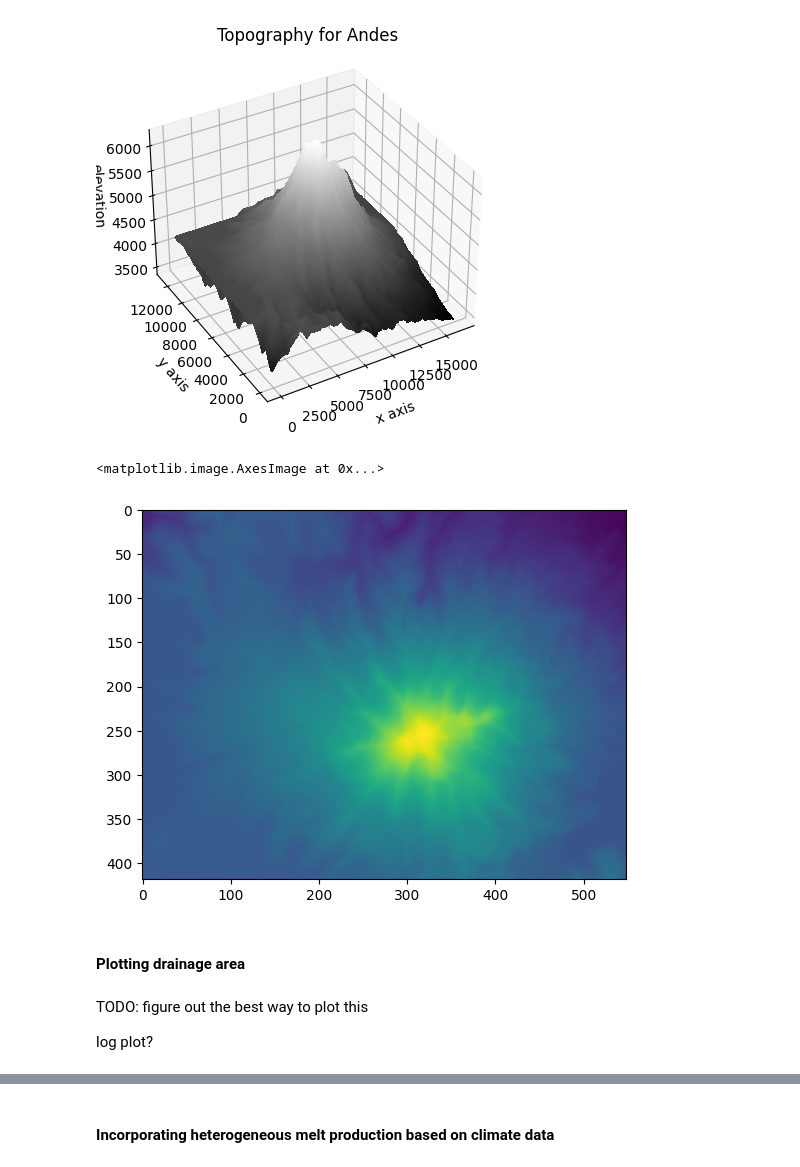
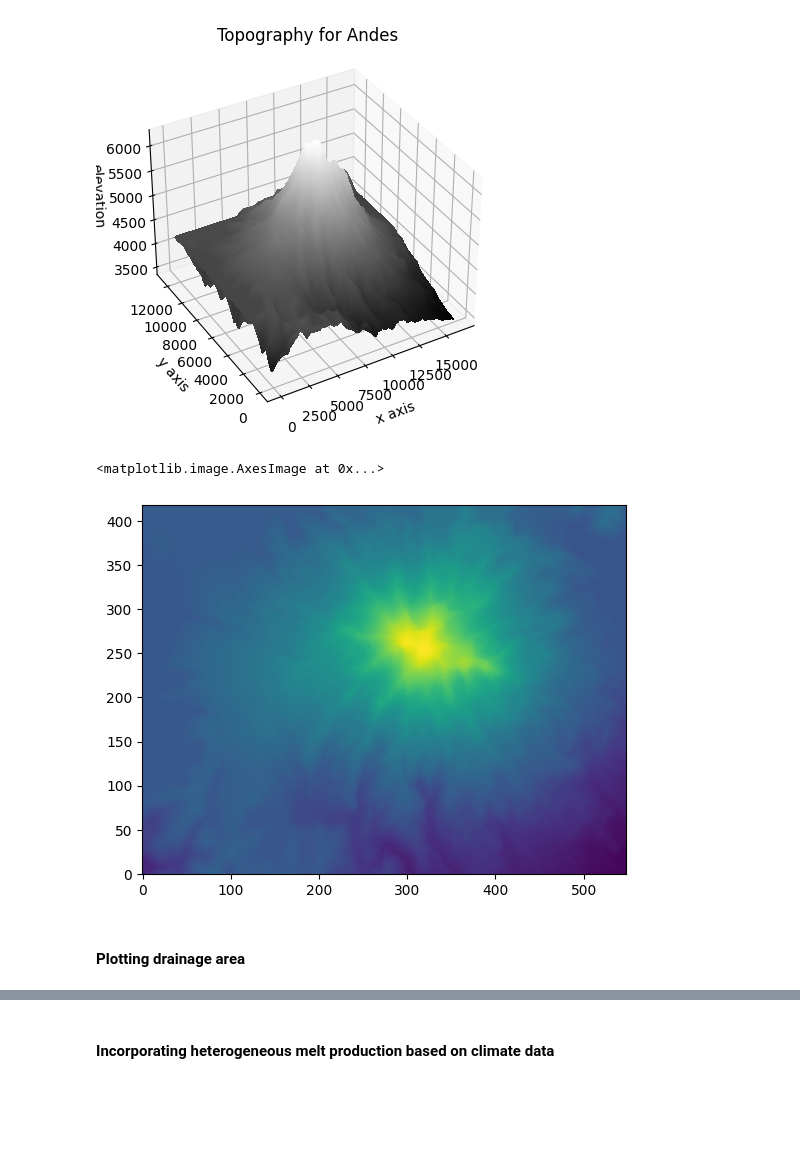
Before and after one commit to csdms-espin/ESPIn_2023_glacial_water_routing, a Jupyter notebook: Presentation_Notebook.ipynb, the cells around one changed output, grey strips where cells are left out. Drawn from its saved outputs; the diff is of its cells as text; code cells hidden in the pictures; blank space fills up the shorter version.

```diff
--- a/Presentation_Notebook.ipynb
+++ b/Presentation_Notebook.ipynb
@@ -80,13 +80,9 @@ andes.surf_plot()
 # %%
 fig,ax=plt.subplots()
 ny,nx = andes.grid.number_of_node_rows,andes.grid.number_of_node_columns
-ax.imshow(np.reshape(andes.grid.at_node['topographic__elevation'], (ny,nx)))
+ax.imshow(np.reshape(andes.grid.at_node['topographic__elevation'], (ny,nx)),origin='lower')
 # %% [output]
 <matplotlib.image.AxesImage at 0x...>
-[figure, old version]
+[figure, new version]
 # %% [markdown]
 #### Plotting drainage area
-# %% [markdown]
-TODO: figure out the best way to plot this
-
-log plot?
```
Also changed, not shown: parts of 3 cells of this notebook, 1 other file.
